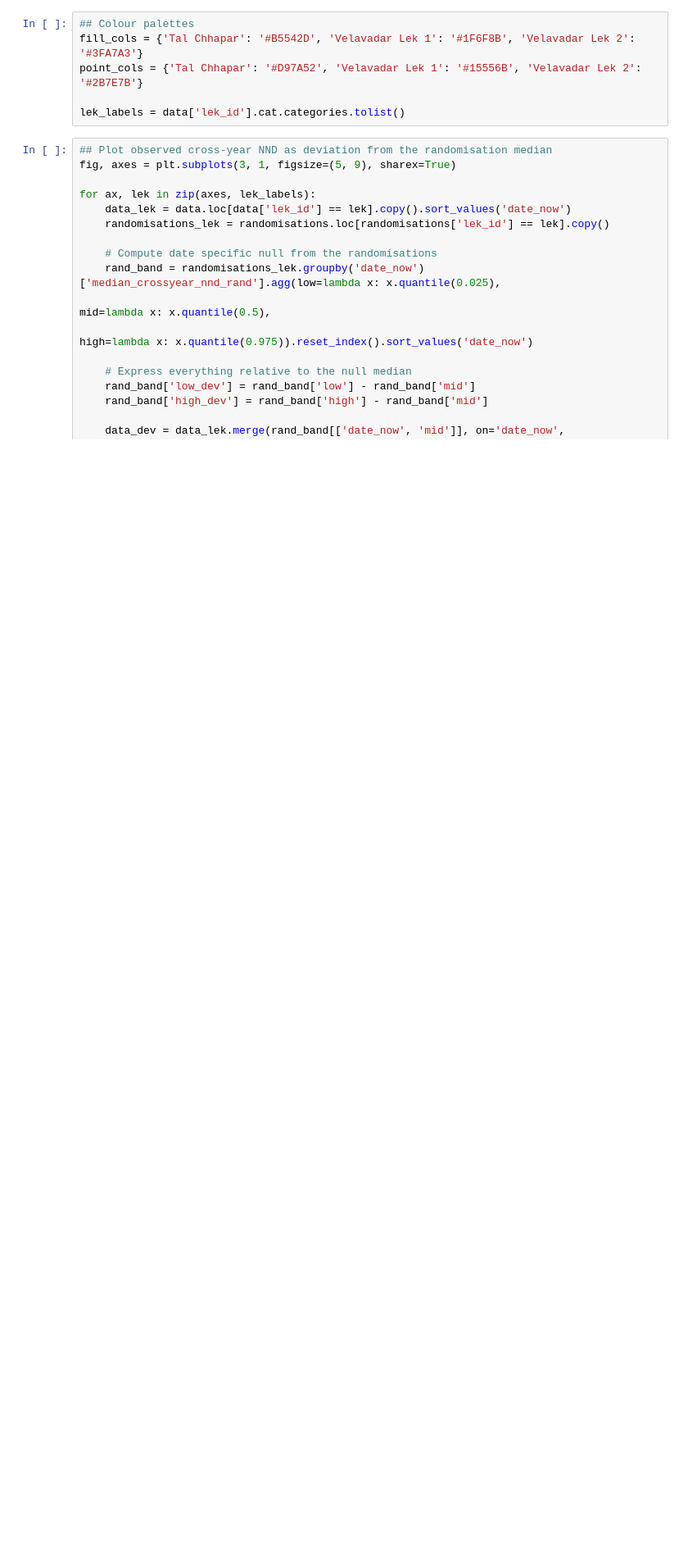
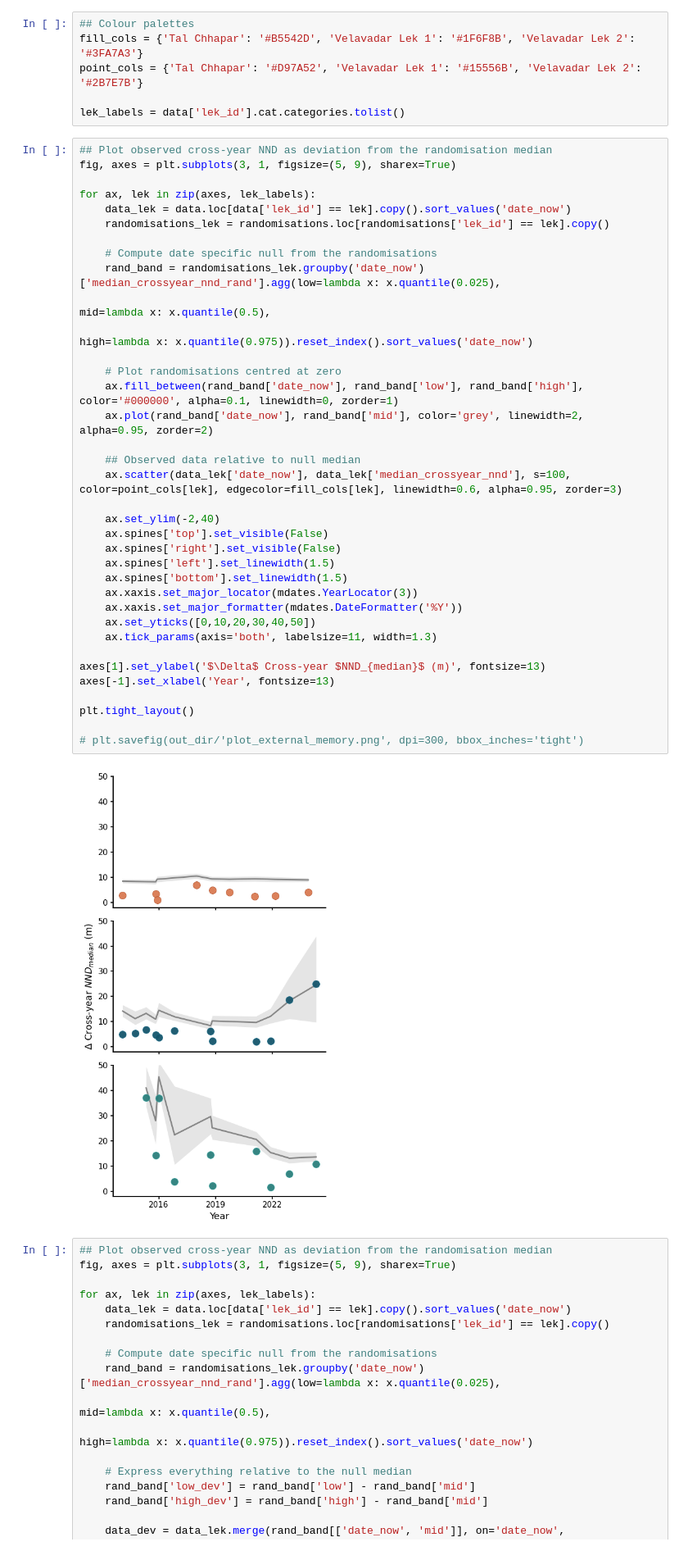
Before and after one commit to ruthviksp/territory_geometry, a Jupyter notebook: plot_crossyear_nnd.ipynb, the cells around one changed output. Shown at 82% size. Drawn from its saved outputs; the diff is of its cells as text; blank space fills up the shorter version.

```diff
--- a/plot_crossyear_nnd.ipynb
+++ b/plot_crossyear_nnd.ipynb
@@ -24,6 +24,44 @@ fill_cols = {'Tal Chhapar': '#B5542D', 'Velavadar Lek 1': '#1F6F8B', 'Velavadar
 point_cols = {'Tal Chhapar': '#D97A52', 'Velavadar Lek 1': '#15556B', 'Velavadar Lek 2': '#2B7E7B'}
 
 lek_labels = data['lek_id'].cat.categories.tolist()
+# %%
+## Plot observed cross-year NND as deviation from the randomisation median
+fig, axes = plt.subplots(3, 1, figsize=(5, 9), sharex=True)
+
+for ax, lek in zip(axes, lek_labels):
+    data_lek = data.loc[data['lek_id'] == lek].copy().sort_values('date_now')
+    randomisations_lek = randomisations.loc[randomisations['lek_id'] == lek].copy()
+
+    # Compute date specific null from the randomisations
+    rand_band = randomisations_lek.groupby('date_now')['median_crossyear_nnd_rand'].agg(low=lambda x: x.quantile(0.025),
+                                                                                        mid=lambda x: x.quantile(0.5),
+                                                                                        high=lambda x: x.quantile(0.975)).reset_index().sort_values('date_now')
+
+    # Plot randomisations centred at zero
+    ax.fill_between(rand_band['date_now'], rand_band['low'], rand_band['high'], color='#000000', alpha=0.1, linewidth=0, zorder=1)
+    ax.plot(rand_band['date_now'], rand_band['mid'], color='grey', linewidth=2, alpha=0.95, zorder=2)
+
+    ## Observed data relative to null median
+    ax.scatter(data_lek['date_now'], data_lek['median_crossyear_nnd'], s=100, color=point_cols[lek], edgecolor=fill_cols[lek], linewidth=0.6, alpha=0.95, zorder=3)
+
+    ax.set_ylim(-2,40)
+    ax.spines['top'].set_visible(False)
+    ax.spines['right'].set_visible(False)
+    ax.spines['left'].set_linewidth(1.5)
+    ax.spines['bottom'].set_linewidth(1.5)
+    ax.xaxis.set_major_locator(mdates.YearLocator(3))
+    ax.xaxis.set_major_formatter(mdates.DateFormatter('%Y'))
+    ax.set_yticks([0,10,20,30,40,50])
+    ax.tick_params(axis='both', labelsize=11, width=1.3)
+
+axes[1].set_ylabel('$\Delta$ Cross-year $NND_{median}$ (m)', fontsize=13)
+axes[-1].set_xlabel('Year', fontsize=13)
+
+plt.tight_layout()
+
+# plt.savefig(out_dir/'plot_external_memory.png', dpi=300, bbox_inches='tight')
+# %% [output]
+[figure, added]
 # %%
 ## Plot observed cross-year NND as deviation from the randomisation median
 fig, axes = plt.subplots(3, 1, figsize=(5, 9), sharex=True)
```
Also changed, not shown: parts of 2 cells of this notebook, 3 other files.
